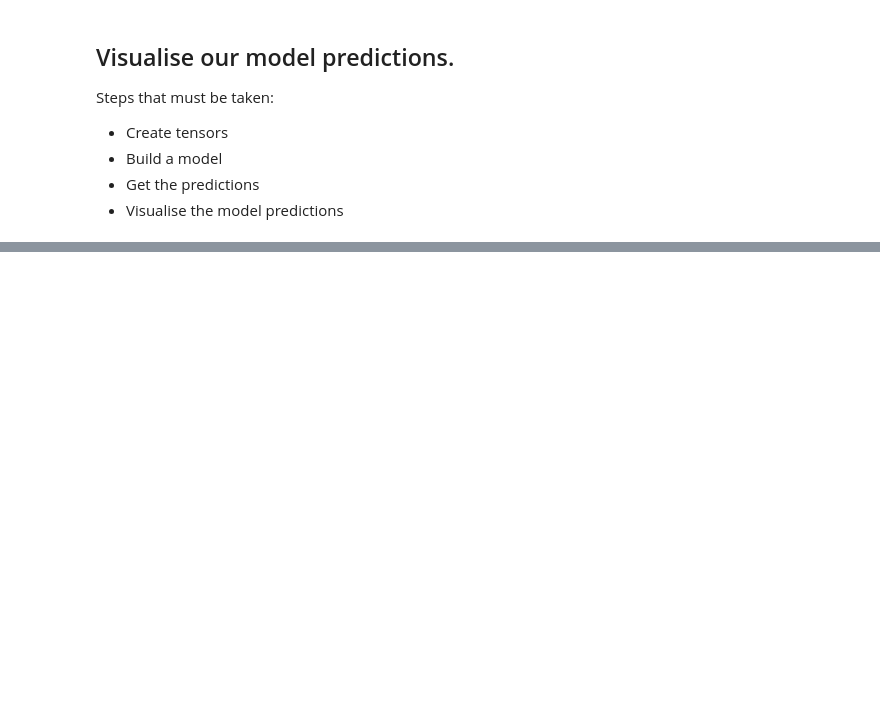
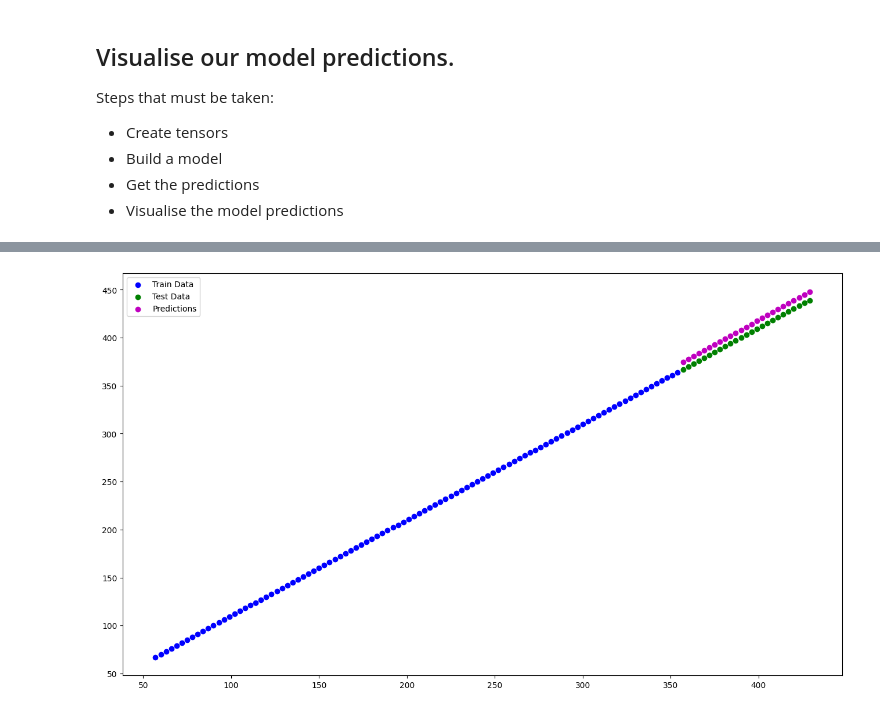
Before and after one commit to hasanzeynal/TensorFlow-Developer-Certificate, a Jupyter notebook: 01_Neural_Network_Regression_in_TensorFlow/neural_network_regression_in_tensorflow.ipynb, the cells around one changed output, grey strips where cells are left out. Saved outputs shown, nothing was run; the diff lists cells and outputs as text; code cells hidden in the pictures; blank space fills up the shorter version.

```diff
--- a/01_Neural_Network_Regression_in_TensorFlow/neural_network_regression_in_tensorflow.ipynb
+++ b/01_Neural_Network_Regression_in_TensorFlow/neural_network_regression_in_tensorflow.ipynb
@@ -473,0 +605,11 @@ plot_predictions()
+# %%
+model_3 = tf.keras.models.Sequential([
+    tf.keras.layers.Dense(100,activation= 'relu'),
+    tf.keras.layers.Dense(100,activation= 'relu'),
+    tf.keras.layers.Dense(100,activation= 'relu'),
+    tf.keras.layers.Dense(1)
+])
+
+model_3.compile(loss='mae',optimizer= 'adam',metrics=['mae'])
+
+model_3.fit(tf.expand_dims(X_train,axis=-1),y_train,epochs= 500)
@@ -473,0 +635,3 @@ plot_predictions()
+# %%
+plot_predictions(model_3.predict(X_test))  #already x_test and predictions is the same,great!
+# %% [output]
@@ -473,0 +639 @@ plot_predictions()
+[figure, added]
```
Also changed, not shown: parts of 35 cells of this notebook.
